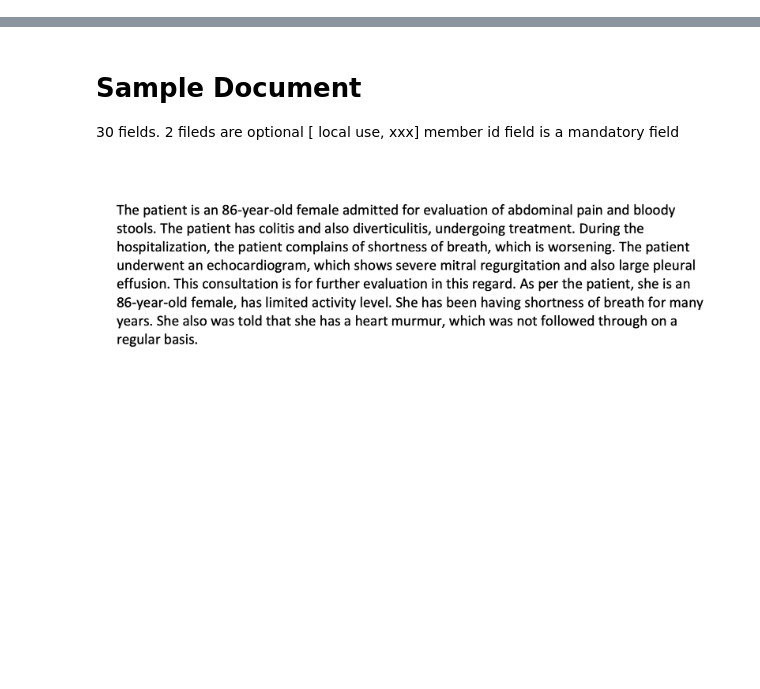
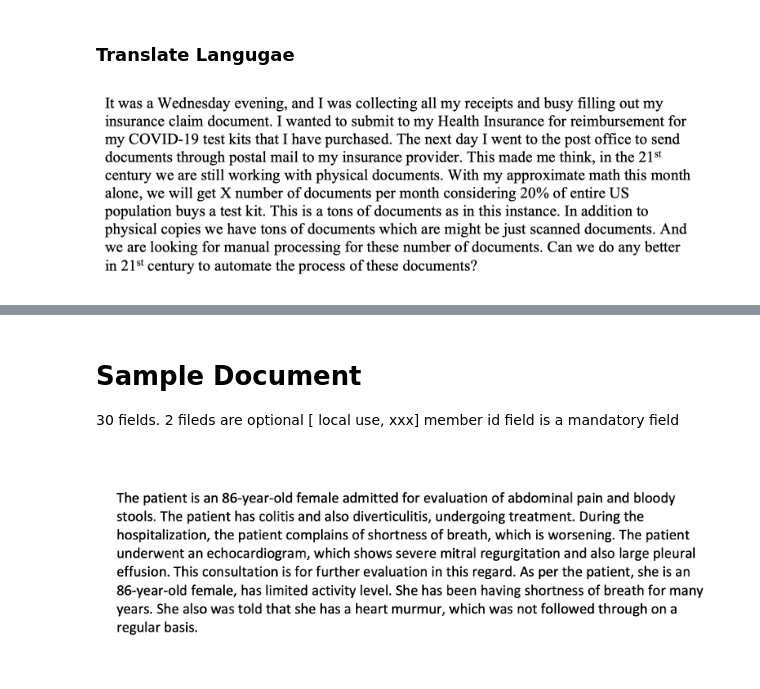
Before and after one commit to PacktPublishing/Intelligent-Document-Processing-with-AWS-AI-ML-, a Jupyter notebook: chapter-5/chapter-05.ipynb, the cells around one changed output, grey strips where cells are left out. Cells and saved outputs as stored; diff of their text form; code cells hidden in the pictures; blank space fills up the shorter version.

```diff
--- a/chapter-5/chapter-05.ipynb
+++ b/chapter-5/chapter-05.ipynb
@@ -37,3 +42,11 @@ role = get_execution_role()
 sess = sagemaker.Session()
 bucket = sess.default_bucket()
 prefix = 'claims-process-textract'
+# %% [markdown]
+### Translate Langugae
+# %%
+# Document
+documentName = "syncdensetext.png"
+display(Image(filename=documentName))
+# %% [output]
+[figure, added]
```
Also changed, not shown: parts of 29 cells of this notebook.
